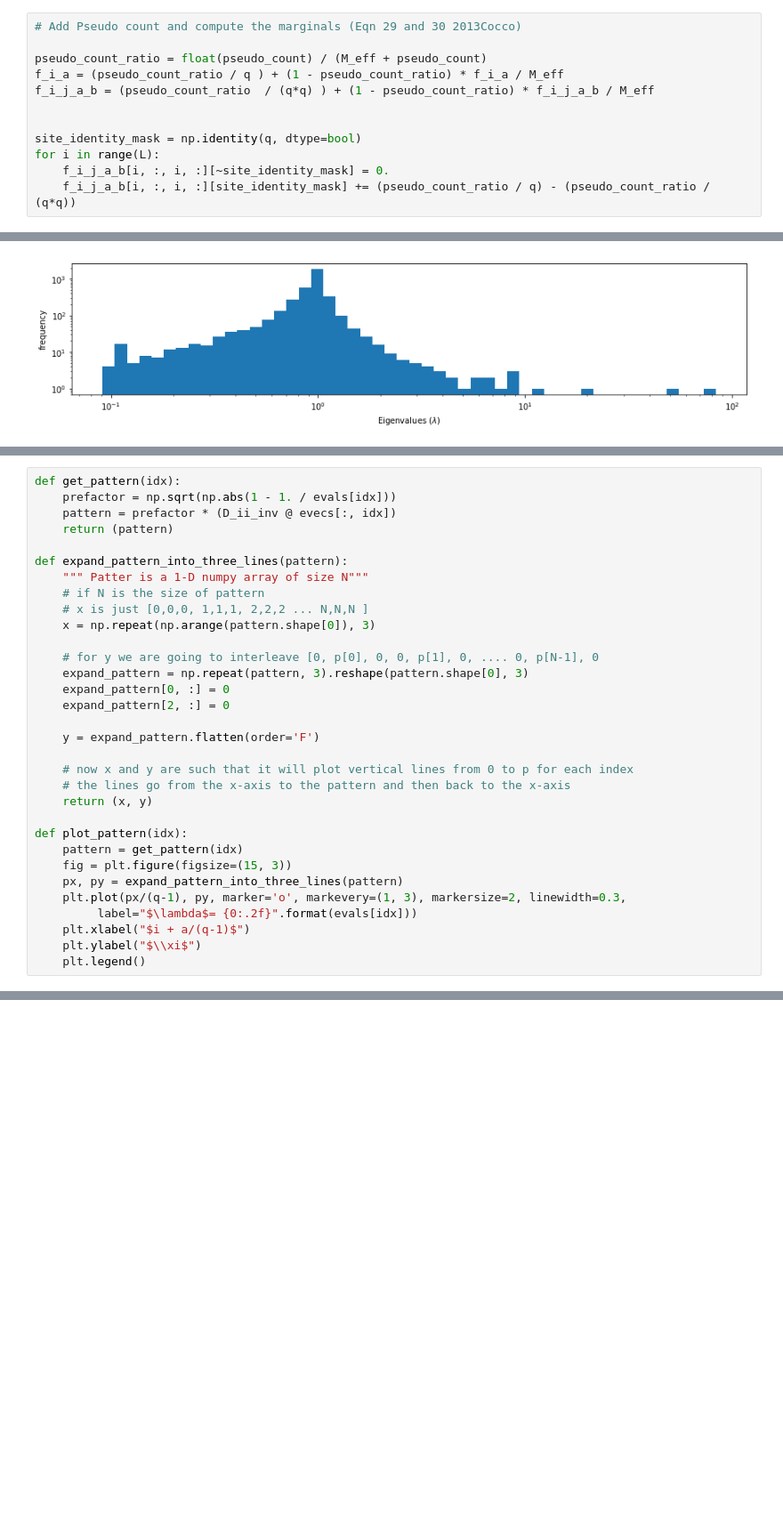
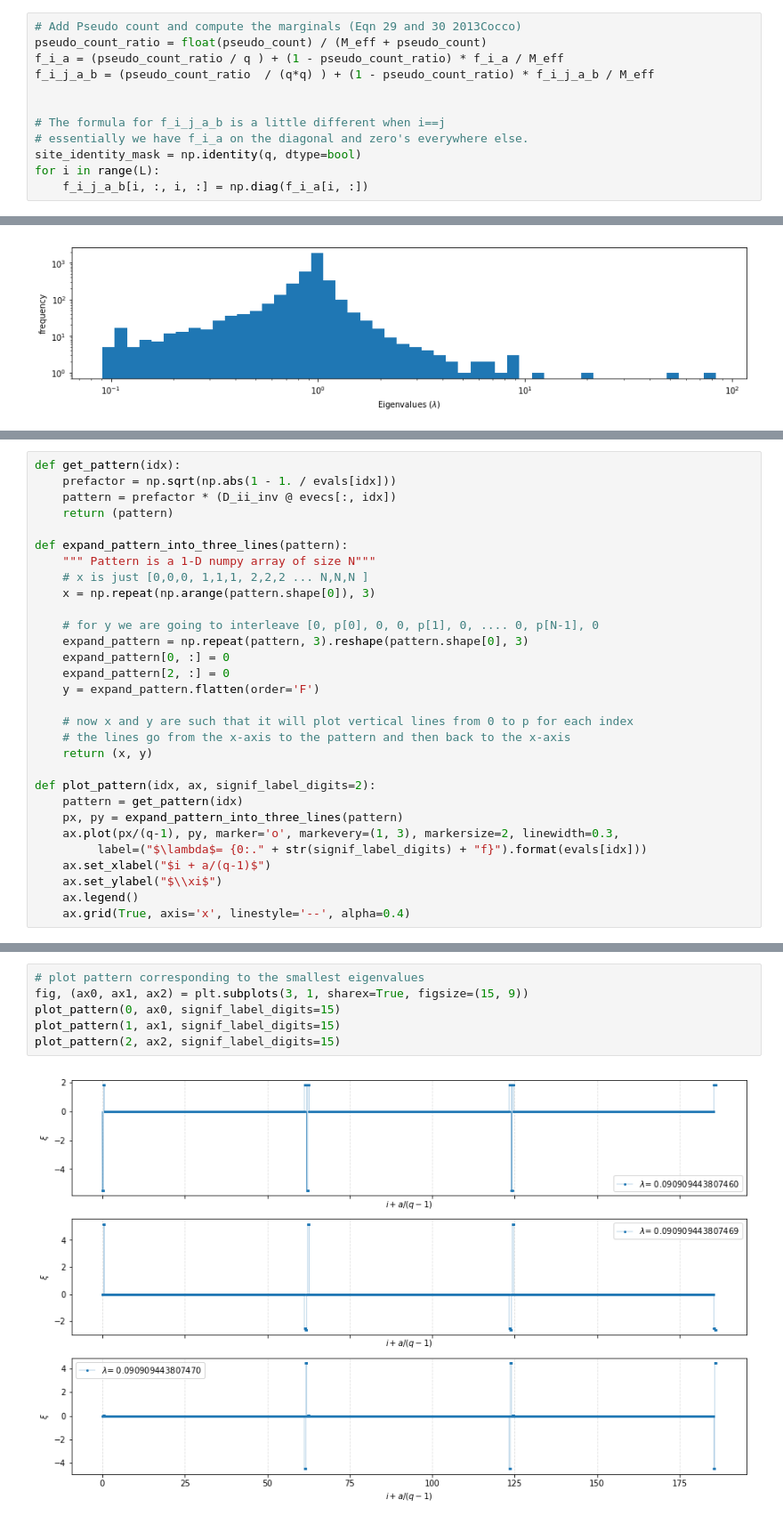
Before and after one commit to sameerd/Romerolab, a Jupyter notebook: projects/PCA_to_DCA/notebooks/PCA_to_DCA.ipynb, the cells around one changed output, grey strips where cells are left out. Shown: that part at 89% size. Cells and saved outputs as stored; diff of their text form; blank space fills up the shorter version.

Commit message:
Adding more patterns

```diff
--- a/projects/PCA_to_DCA/notebooks/PCA_to_DCA.ipynb
+++ b/projects/PCA_to_DCA/notebooks/PCA_to_DCA.ipynb
@@ -204,16 +204,16 @@ Loading single site marginals from  ../data/DHFR.single.npy
 Loading double site marginals from  ../data/DHFR.double.npy
 # %%
 # Add Pseudo count and compute the marginals (Eqn 29 and 30 2013Cocco)
-
 pseudo_count_ratio = float(pseudo_count) / (M_eff + pseudo_count)
 f_i_a = (pseudo_count_ratio / q ) + (1 - pseudo_count_ratio) * f_i_a / M_eff
 f_i_j_a_b = (pseudo_count_ratio  / (q*q) ) + (1 - pseudo_count_ratio) * f_i_j_a_b / M_eff
 
 
+# The formula for f_i_j_a_b is a little different when i==j
+# essentially we have f_i_a on the diagonal and zero's everywhere else.
 site_identity_mask = np.identity(q, dtype=bool)
 for i in range(L):
-    f_i_j_a_b[i, :, i, :][~site_identity_mask] = 0.
-    f_i_j_a_b[i, :, i, :][site_identity_mask] += (pseudo_count_ratio / q) - (pseudo_count_ratio / (q*q))
+    f_i_j_a_b[i, :, i, :] = np.diag(f_i_a[i, :])
 # %% [markdown]
 ### Compute the covariance matrix <a id="covmat"></a>
 # %%
@@ -354,8 +362,7 @@ def get_pattern(idx):
     return (pattern)
 
 def expand_pattern_into_three_lines(pattern):
-    """ Patter is a 1-D numpy array of size N"""
-    # if N is the size of pattern
+    """ Pattern is a 1-D numpy array of size N"""
     # x is just [0,0,0, 1,1,1, 2,2,2 ... N,N,N ]
     x = np.repeat(np.arange(pattern.shape[0]), 3)
 
@@ -363,19 +370,18 @@ def expand_pattern_into_three_lines(pattern):
     expand_pattern = np.repeat(pattern, 3).reshape(pattern.shape[0], 3)
     expand_pattern[0, :] = 0
     expand_pattern[2, :] = 0
-
     y = expand_pattern.flatten(order='F')
 
     # now x and y are such that it will plot vertical lines from 0 to p for each index
     # the lines go from the x-axis to the pattern and then back to the x-axis
     return (x, y)
 
-def plot_pattern(idx):
+def plot_pattern(idx, ax, signif_label_digits=2):
     pattern = get_pattern(idx)
-    fig = plt.figure(figsize=(15, 3))
     px, py = expand_pattern_into_three_lines(pattern)
-    plt.plot(px/(q-1), py, marker='o', markevery=(1, 3), markersize=2, linewidth=0.3,
-         label="$\lambda$= {0:.2f}".format(evals[idx]))
-    plt.xlabel("$i + a/(q-1)$")
-    plt.ylabel("$\\xi$")
-    plt.legend()
+    ax.plot(px/(q-1), py, marker='o', markevery=(1, 3), markersize=2, linewidth=0.3,
+         label=("$\lambda$= {0:." + str(signif_label_digits) + "f}").format(evals[idx]))
+    ax.set_xlabel("$i + a/(q-1)$")
+    ax.set_ylabel("$\\xi$")
+    ax.legend()
+    ax.grid(True, axis='x', linestyle='--', alpha=0.4)
@@ -391,0 +388,8 @@ plot_pattern(-1)
+# %%
+# plot pattern corresponding to the smallest eigenvalues
+fig, (ax0, ax1, ax2) = plt.subplots(3, 1, sharex=True, figsize=(15, 9))
+plot_pattern(0, ax0, signif_label_digits=15)
+plot_pattern(1, ax1, signif_label_digits=15)
+plot_pattern(2, ax2, signif_label_digits=15)
+# %% [output]
+[figure, added]
```
Also changed, not shown: parts of 6 cells of this notebook.
